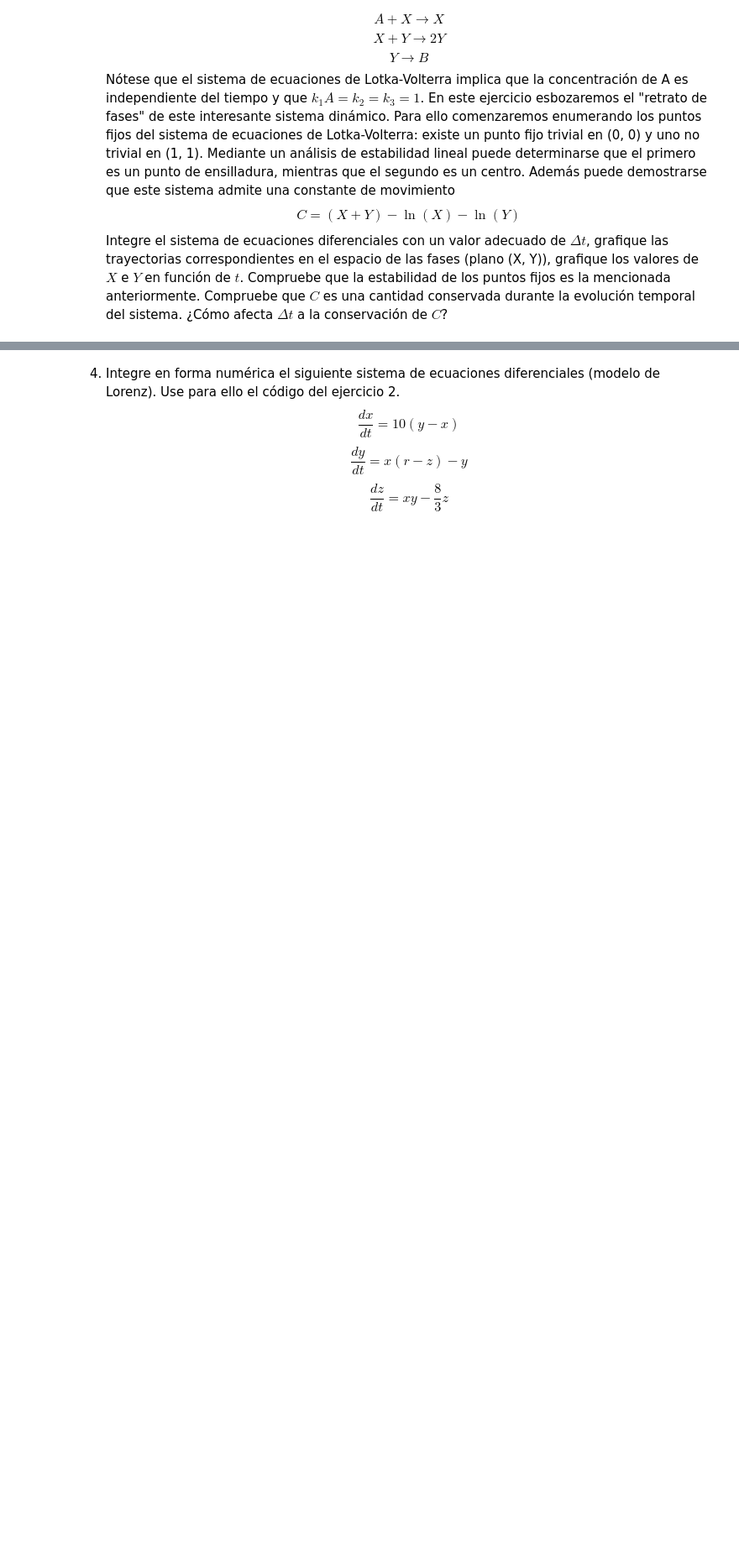
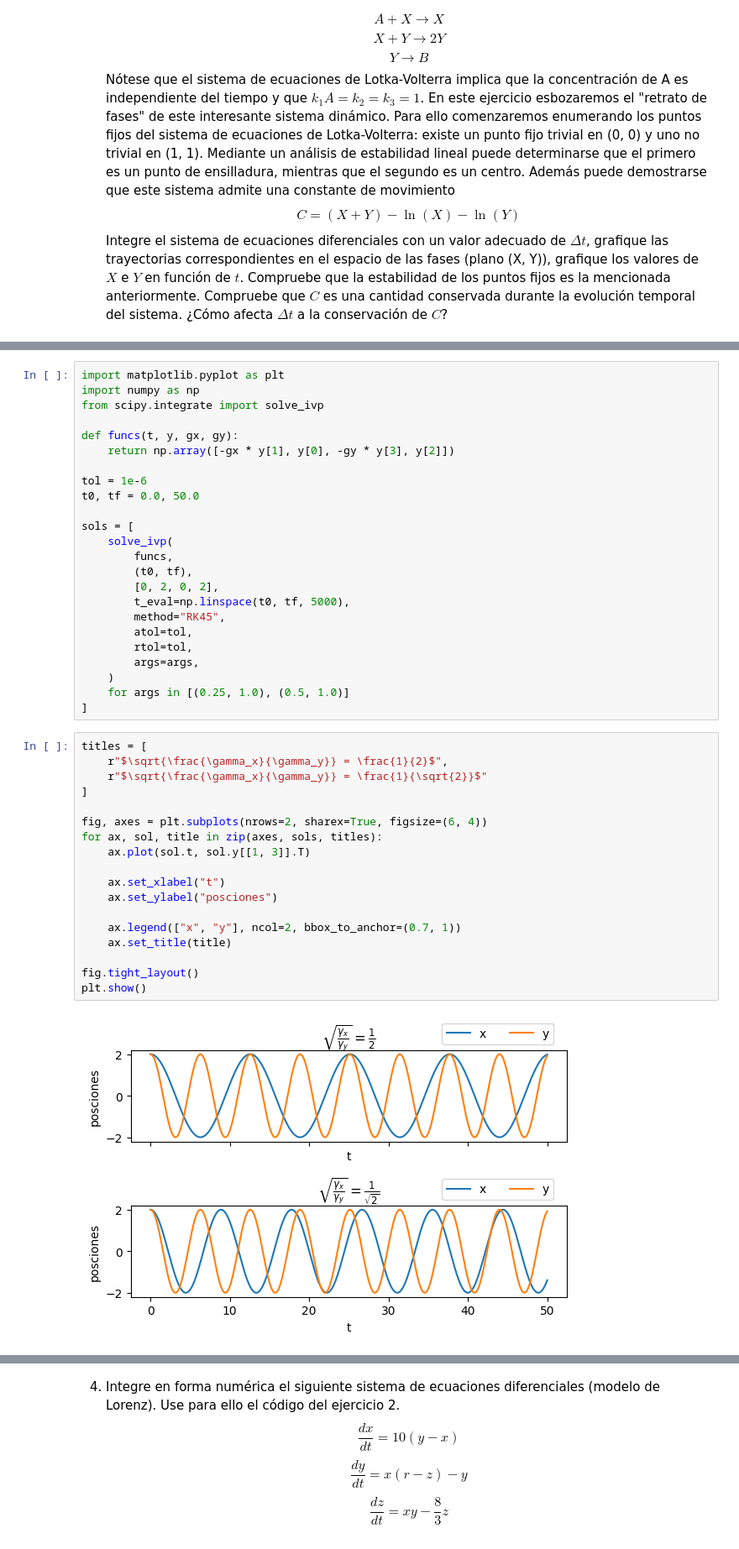
Before and after one commit to fernandezfran/metcomp, a Jupyter notebook: guias/guia2.ipynb, the cells around one changed output, grey strips where cells are left out. Shown at 84% size. Saved outputs shown, nothing was run; the diff lists cells and outputs as text; blank space fills up the shorter version.

```diff
--- a/guias/guia2.ipynb
+++ b/guias/guia2.ipynb
@@ -30,0 +105,44 @@ def rk4_step(x, h):
+# %%
+import matplotlib.pyplot as plt
+import numpy as np
+from scipy.integrate import solve_ivp
+
+def funcs(t, y, gx, gy):
+    return np.array([-gx * y[1], y[0], -gy * y[3], y[2]])
+
+tol = 1e-6
+t0, tf = 0.0, 50.0
+
+sols = [
+    solve_ivp(
+        funcs,
+        (t0, tf),
+        [0, 2, 0, 2],
+        t_eval=np.linspace(t0, tf, 5000),
+        method="RK45",
+        atol=tol,
+        rtol=tol,
+        args=args,
+    )
+    for args in [(0.25, 1.0), (0.5, 1.0)]
+]
+# %%
+titles = [
+    r"$\sqrt{\frac{\gamma_x}{\gamma_y}} = \frac{1}{2}$",
+    r"$\sqrt{\frac{\gamma_x}{\gamma_y}} = \frac{1}{\sqrt{2}}$"
+]
+
+fig, axes = plt.subplots(nrows=2, sharex=True, figsize=(6, 4))
+for ax, sol, title in zip(axes, sols, titles):
+    ax.plot(sol.t, sol.y[[1, 3]].T)
+
+    ax.set_xlabel("t")
+    ax.set_ylabel("posciones")
+
+    ax.legend(["x", "y"], ncol=2, bbox_to_anchor=(0.7, 1))
+    ax.set_title(title)
+
+fig.tight_layout()
+plt.show()
+# %% [output]
+[figure, added]
```
Also changed, not shown: parts of 15 cells of this notebook, 1 other file.
